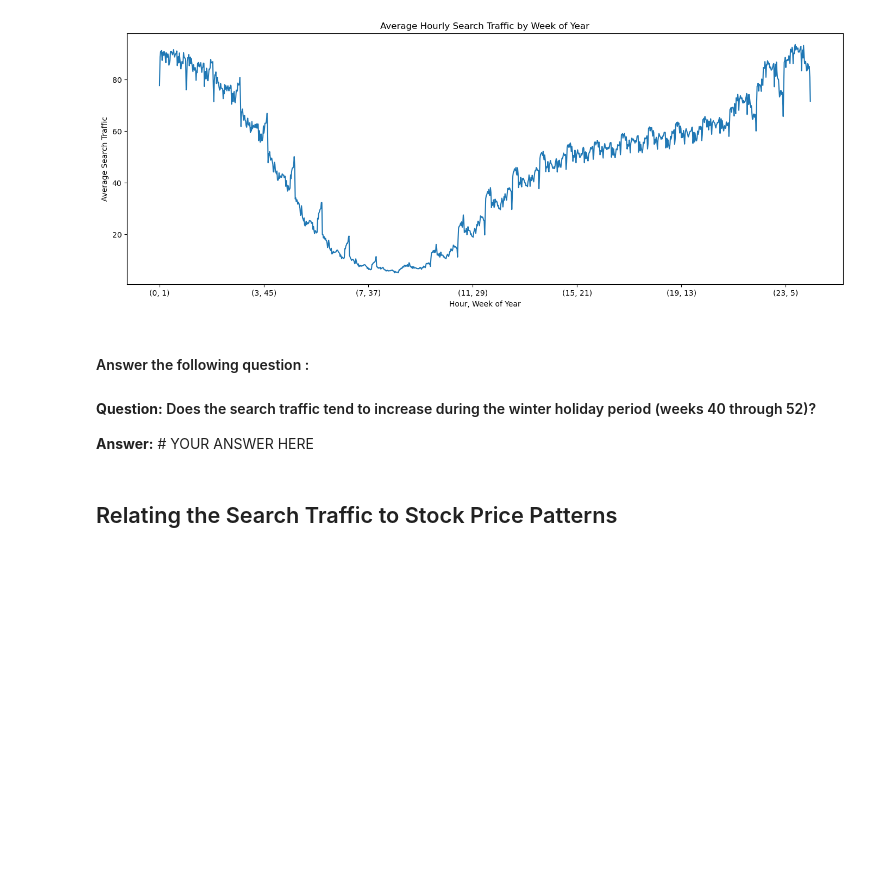
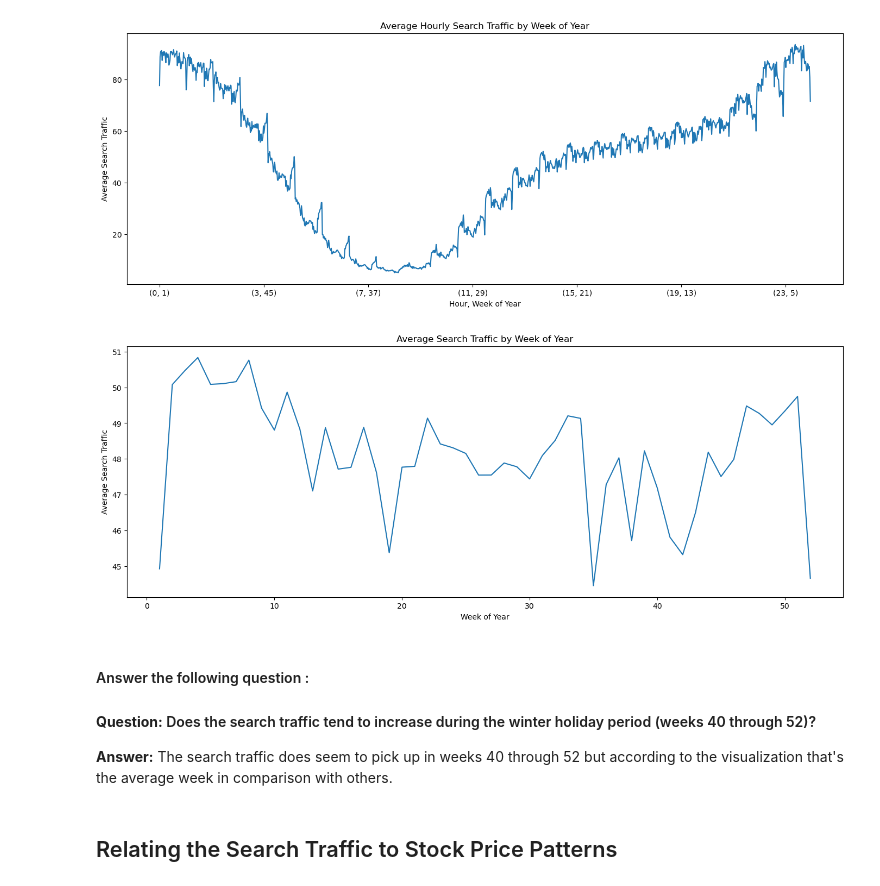
Before and after one commit to Pbanga1/timeseries_challenge, a Jupyter notebook: analysis.ipynb, the cells around one changed output. Saved outputs shown, nothing was run; the diff lists cells and outputs as text; code cells hidden in the pictures; blank space fills up the shorter version.

```diff
--- a/analysis.ipynb
+++ b/analysis.ipynb
@@ -153,12 +157,25 @@ df_mercado_trends["Search Trends"].groupby(by=[df_mercado_trends.index.hour, df_
 plt.show()
 # %% [output]
 [figure]
+# %%
+# Grouping by the week of the year to plot the average traffic
+
+df_mercado_trends["Search Trends"].groupby(by=df_mercado_trends.index.week).mean().plot(
+    title = "Average Search Traffic by Week of Year",
+    xlabel = "Week of Year",
+    ylabel = "Average Search Traffic",
+    figsize=(17,6)
+)
+
+plt.show()
+# %% [output]
+[figure, added]
 # %% [markdown]
 #### Answer the following question :
 
 #### **Question:** Does the search traffic tend to increase during the winter holiday period (weeks 40 through 52)?
 
-**Answer:** # YOUR ANSWER HERE
+**Answer:** The search traffic does seem to pick up in weeks 40 through 52 but according to the visualization that's the average week in comparison with others.
 # %% [markdown]
 ## Relating the Search Traffic to Stock Price Patterns
 # %%
```
Also changed, not shown: parts of 6 cells of this notebook.
